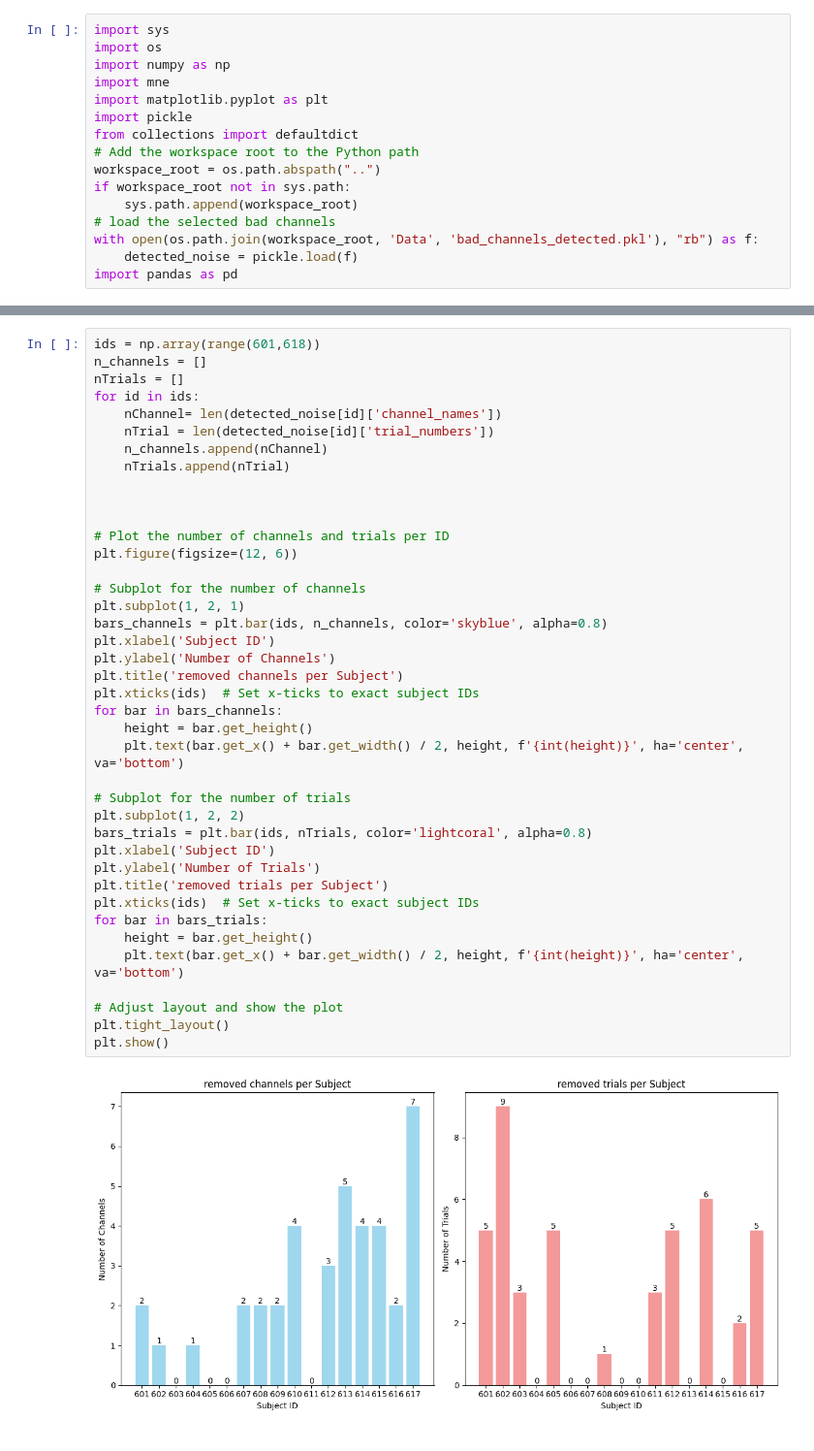
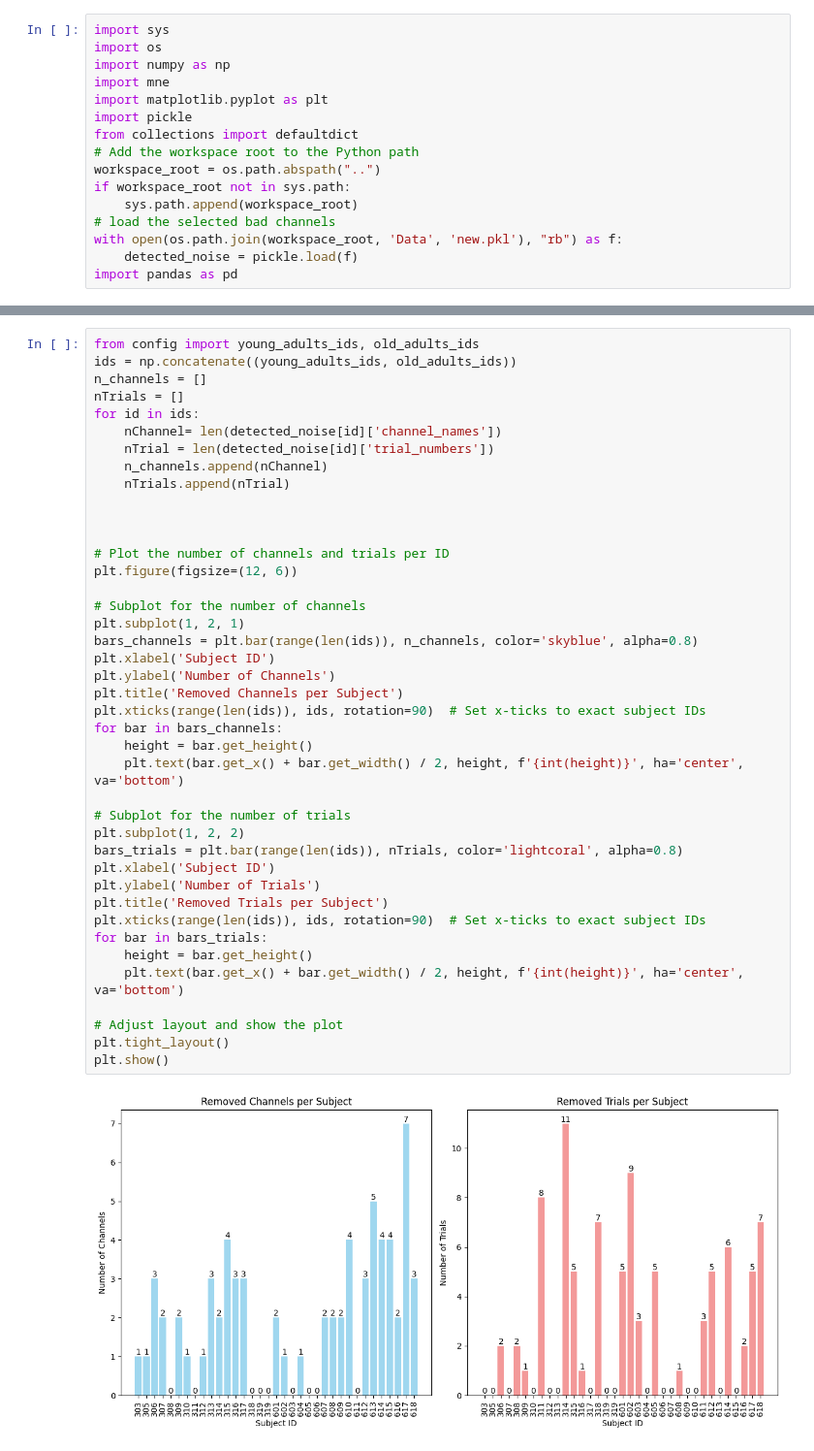
Before and after one commit to MohammadMMK/EEG-analysis-pipeline, a Jupyter notebook: notebooks/Manual_rejection_summary.ipynb, the cells around one changed output, grey strips where cells are left out. Shown: that part at 97% size. Cells and saved outputs as stored; diff of their text form.

```diff
--- a/notebooks/Manual_rejection_summary.ipynb
+++ b/notebooks/Manual_rejection_summary.ipynb
@@ -11,7 +11,7 @@ workspace_root = os.path.abspath("..")
 if workspace_root not in sys.path:
     sys.path.append(workspace_root)
 # load the selected bad channels
-with open(os.path.join(workspace_root, 'Data', 'bad_channels_detected.pkl'), "rb") as f:
+with open(os.path.join(workspace_root, 'Data', 'new.pkl'), "rb") as f:
     detected_noise = pickle.load(f)
 import pandas as pd
 # %%
@@ -40,42 +39,43 @@ dataframe
 # %%
-ids = np.array(range(601,618))
+from config import young_adults_ids, old_adults_ids
+ids = np.concatenate((young_adults_ids, old_adults_ids))
 n_channels = []
 nTrials = []
 for id in ids:
     nChannel= len(detected_noise[id]['channel_names'])
     nTrial = len(detected_noise[id]['trial_numbers'])
     n_channels.append(nChannel)
     nTrials.append(nTrial)
 
 
 
 # Plot the number of channels and trials per ID
 plt.figure(figsize=(12, 6))
 
 # Subplot for the number of channels
 plt.subplot(1, 2, 1)
-bars_channels = plt.bar(ids, n_channels, color='skyblue', alpha=0.8)
+bars_channels = plt.bar(range(len(ids)), n_channels, color='skyblue', alpha=0.8)
 plt.xlabel('Subject ID')
 plt.ylabel('Number of Channels')
-plt.title('removed channels per Subject')
-plt.xticks(ids)  # Set x-ticks to exact subject IDs
+plt.title('Removed Channels per Subject')
+plt.xticks(range(len(ids)), ids, rotation=90)  # Set x-ticks to exact subject IDs
 for bar in bars_channels:
     height = bar.get_height()
     plt.text(bar.get_x() + bar.get_width() / 2, height, f'{int(height)}', ha='center', va='bottom')
 
 # Subplot for the number of trials
 plt.subplot(1, 2, 2)
-bars_trials = plt.bar(ids, nTrials, color='lightcoral', alpha=0.8)
+bars_trials = plt.bar(range(len(ids)), nTrials, color='lightcoral', alpha=0.8)
 plt.xlabel('Subject ID')
 plt.ylabel('Number of Trials')
-plt.title('removed trials per Subject')
-plt.xticks(ids)  # Set x-ticks to exact subject IDs
+plt.title('Removed Trials per Subject')
+plt.xticks(range(len(ids)), ids, rotation=90)  # Set x-ticks to exact subject IDs
 for bar in bars_trials:
     height = bar.get_height()
     plt.text(bar.get_x() + bar.get_width() / 2, height, f'{int(height)}', ha='center', va='bottom')
 
 # Adjust layout and show the plot
 plt.tight_layout()
 plt.show()
 # %% [output]
-[figure, old version]
+[figure, new version]
```
Also changed, not shown: parts of 1 cell of this notebook, 1 other file.
